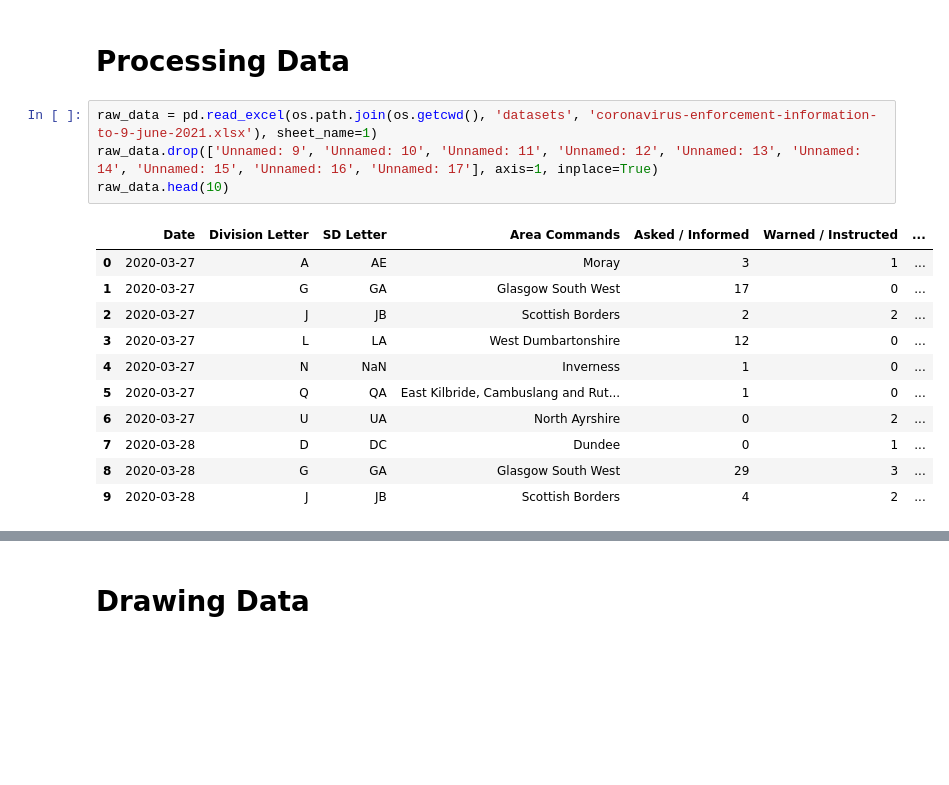
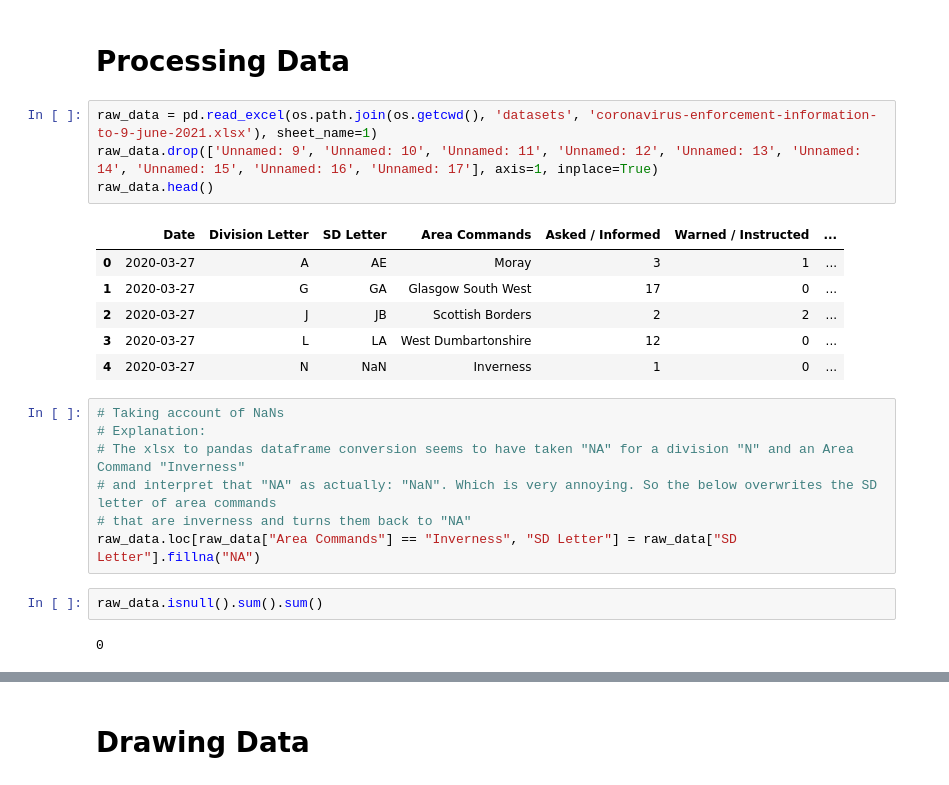
Before and after one commit to groegercesg/CovidEnforcementScotland, a Jupyter notebook: map.ipynb, the cells around one changed output, grey strips where cells are left out. Saved outputs shown, nothing was run; the diff lists cells and outputs as text; blank space fills up the shorter version.

Commit message:
Got rid of some silly NaNs that the xlsx to df conversion was creating

```diff
--- a/map.ipynb
+++ b/map.ipynb
@@ -16,16 +16,22 @@ from cartopy.io import shapereader
 # %%
 raw_data = pd.read_excel(os.path.join(os.getcwd(), 'datasets', 'coronavirus-enforcement-information-to-9-june-2021.xlsx'), sheet_name=1)
 raw_data.drop(['Unnamed: 9', 'Unnamed: 10', 'Unnamed: 11', 'Unnamed: 12', 'Unnamed: 13', 'Unnamed: 14', 'Unnamed: 15', 'Unnamed: 16', 'Unnamed: 17'], axis=1, inplace=True)
-raw_data.head(10)
+raw_data.head()
 # %% [output]
 |  | Date | Division Letter | SD Letter | Area Commands | Asked / Informed | Warned / Instructed | ... |
 | 0 | 2020-03-27 | A | AE | Moray | 3 | 1 | ... |
 | 1 | 2020-03-27 | G | GA | Glasgow South West | 17 | 0 | ... |
 | 2 | 2020-03-27 | J | JB | Scottish Borders | 2 | 2 | ... |
 | 3 | 2020-03-27 | L | LA | West Dumbartonshire | 12 | 0 | ... |
 | 4 | 2020-03-27 | N | NaN | Inverness | 1 | 0 | ... |
-| 5 | 2020-03-27 | Q | QA | East Kilbride, Cambuslang and Rut... | 1 | 0 | ... |
-| 6 | 2020-03-27 | U | UA | North Ayrshire | 0 | 2 | ... |
-| 7 | 2020-03-28 | D | DC | Dundee | 0 | 1 | ... |
-| 8 | 2020-03-28 | G | GA | Glasgow South West | 29 | 3 | ... |
-| 9 | 2020-03-28 | J | JB | Scottish Borders | 4 | 2 | ... |
+# %%
+# Taking account of NaNs
+# Explanation:
+# The xlsx to pandas dataframe conversion seems to have taken "NA" for a division "N" and an Area Command "Inverness"
+# and interpret that "NA" as actually: "NaN". Which is very annoying. So the below overwrites the SD letter of area commands
+# that are inverness and turns them back to "NA"
+raw_data.loc[raw_data["Area Commands"] == "Inverness", "SD Letter"] = raw_data["SD Letter"].fillna("NA")
+# %%
+raw_data.isnull().sum().sum()
+# %% [output]
+0
```
Also changed, not shown: parts of 4 cells of this notebook.
